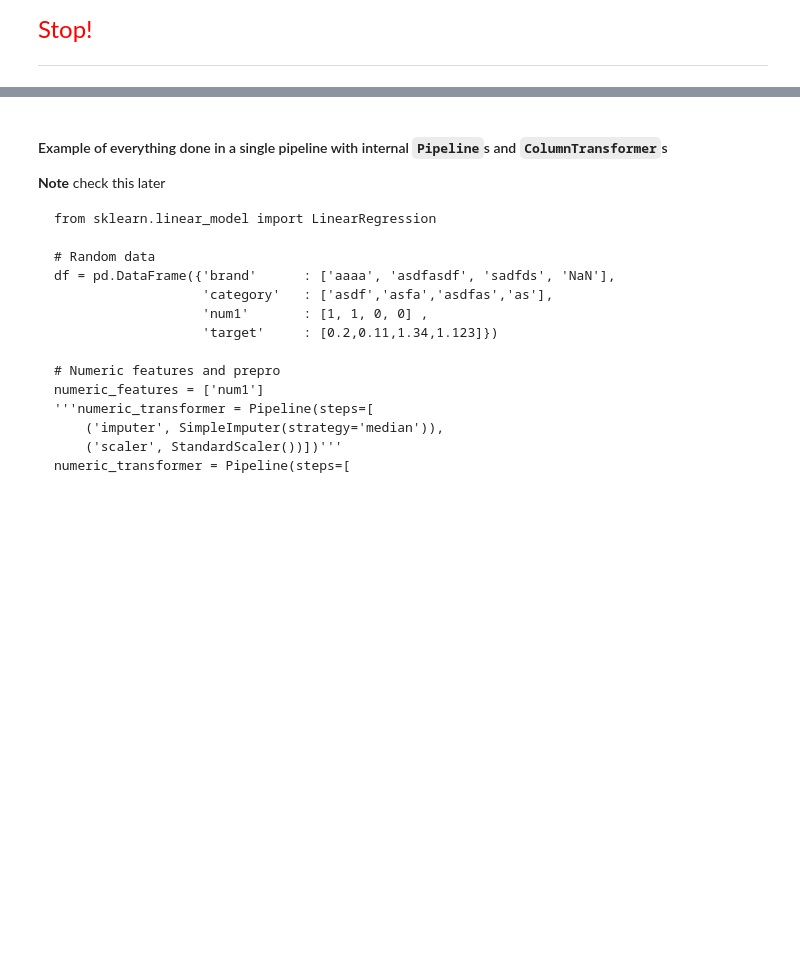
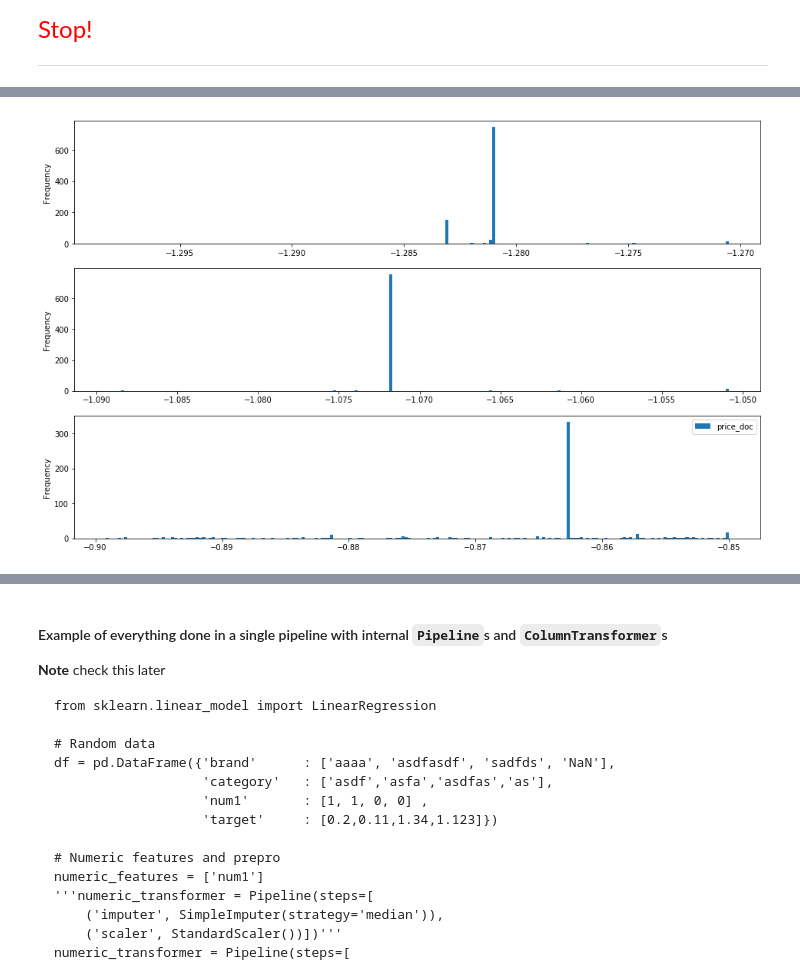
Before and after one commit to m-salewski/data-modeling-protocol, a Jupyter notebook: notebooks/modeling/sberbank_russian_housing__main.ipynb, the cells around one changed output, grey strips where cells are left out. Cells and saved outputs as stored; diff of their text form; code cells hidden in the pictures; blank space fills up the shorter version.

```diff
--- a/notebooks/modeling/sberbank_russian_housing__main.ipynb
+++ b/notebooks/modeling/sberbank_russian_housing__main.ipynb
@@ -519,0 +572,9 @@ ax[1].legend();
+# %%
+fig, ax = plt.subplots(3,1,figsize=[16,10])
+ax=ax.reshape(3)
+df_left3_spike.price_doc.plot.hist(bins=200, ax=ax[0])
+df_left2_spike.price_doc.plot.hist(bins=200, ax=ax[1])
+df_left1_spike.price_doc.plot.hist(bins=200, ax=ax[2])
+plt.legend();
+# %% [output]
+[figure, added]
```
Also changed, not shown: parts of 24 cells of this notebook, 1 other file.
